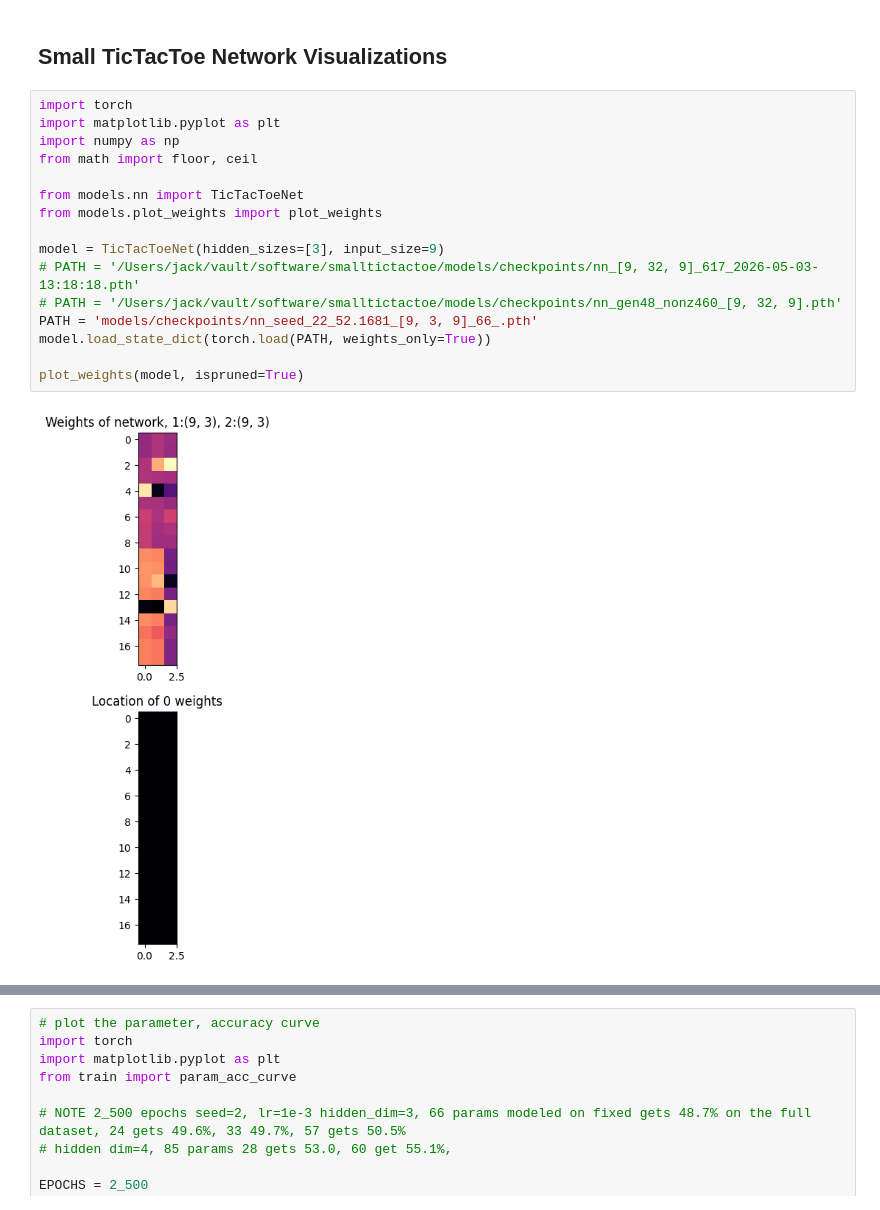
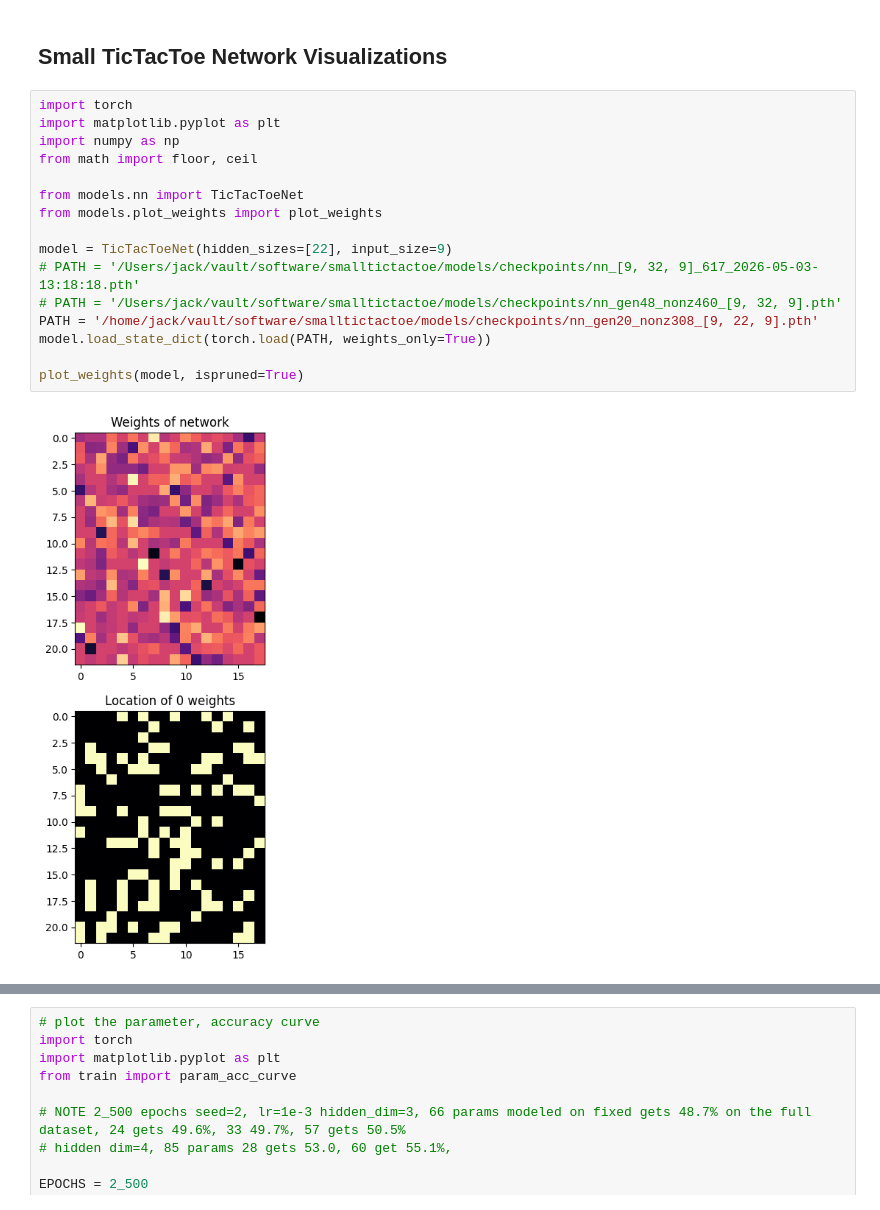
Before and after one commit to JackHanke/smalltictactoe, a Jupyter notebook: workspace.ipynb, the cells around one changed output, grey strips where cells are left out. Drawn from its saved outputs; the diff is of its cells as text.

```diff
--- a/workspace.ipynb
+++ b/workspace.ipynb
@@ -44,21 +44,21 @@ with open('result.json', 'w') as fp:
 # %%
 import torch
 import matplotlib.pyplot as plt
 import numpy as np
 from math import floor, ceil
 
 from models.nn import TicTacToeNet
 from models.plot_weights import plot_weights
 
-model = TicTacToeNet(hidden_sizes=[3], input_size=9)
+model = TicTacToeNet(hidden_sizes=[22], input_size=9)
 # PATH = '/Users/jack/vault/software/smalltictactoe/models/checkpoints/nn_[9, 32, 9]_617_2026-05-03-13:18:18.pth'
 # PATH = '/Users/jack/vault/software/smalltictactoe/models/checkpoints/nn_gen48_nonz460_[9, 32, 9].pth'
-PATH = 'models/checkpoints/nn_seed_22_52.1681_[9, 3, 9]_66_.pth'
+PATH = '/home/jack/vault/software/smalltictactoe/models/checkpoints/nn_gen20_nonz308_[9, 22, 9].pth'
 model.load_state_dict(torch.load(PATH, weights_only=True))
 
 plot_weights(model, ispruned=True)
 # %% [output]
-[figure, old version]
+[figure, new version]
 # %%
 params = []
 for param in model.parameters(): params.extend(param.flatten().tolist())
```
Also changed, not shown: parts of 1 cell of this notebook, 10 other files.
